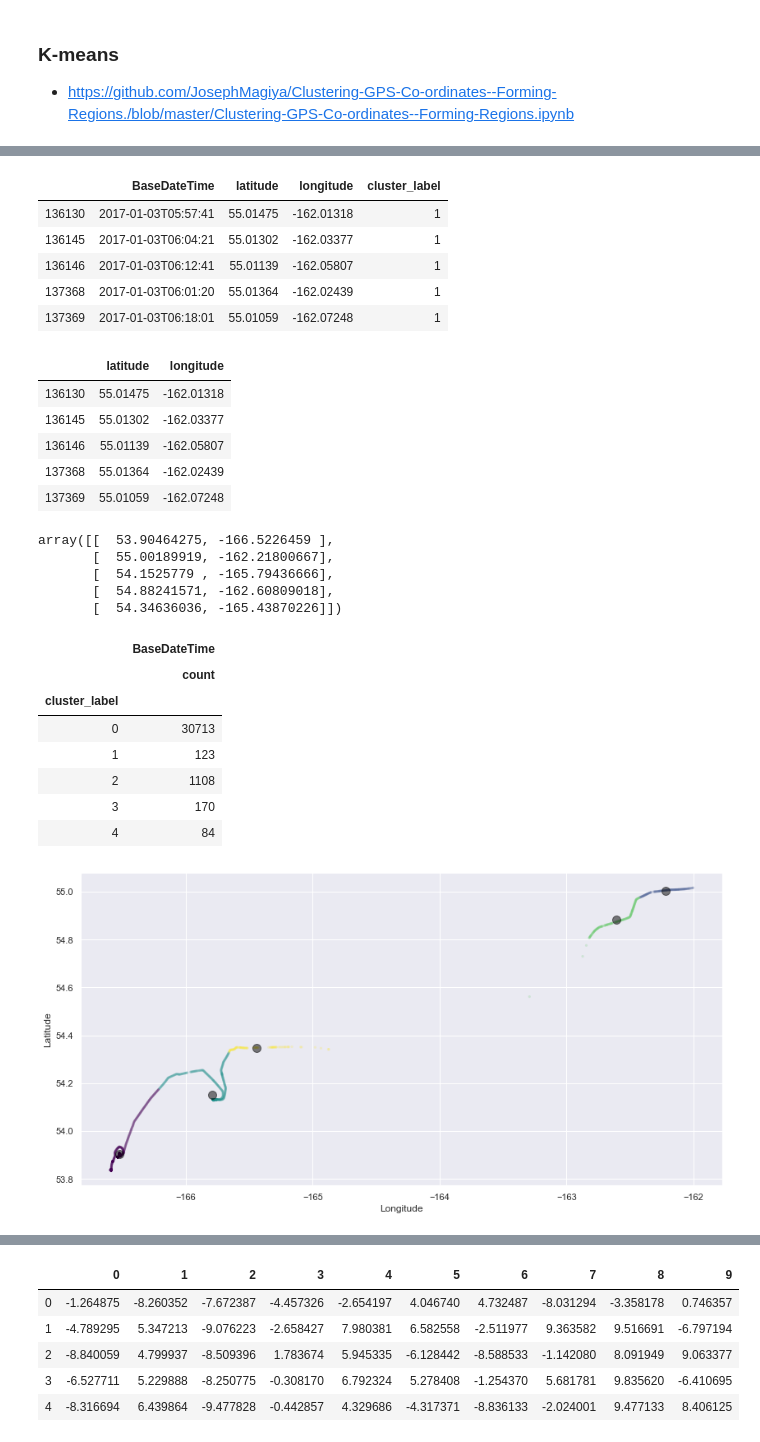
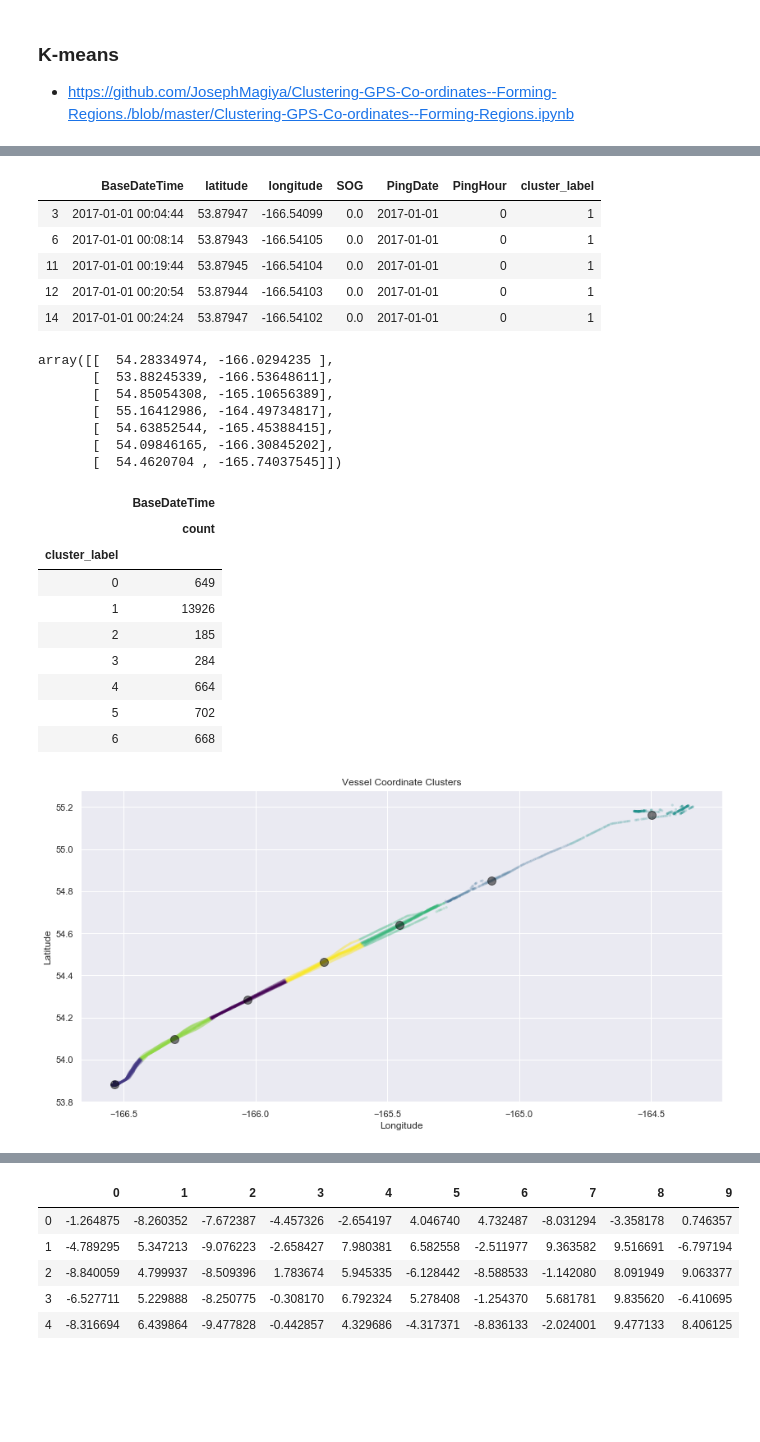
Before and after one commit to att-vault/vault, a Jupyter notebook: Notebook/AIS_Analyze_Vessel_Cluster.ipynb, the cells around one changed output, grey strips where cells are left out. Cells and saved outputs as stored; diff of their text form; code cells hidden in the pictures; blank space fills up the shorter version.

```diff
--- a/Notebook/AIS_Analyze_Vessel_Cluster.ipynb
+++ b/Notebook/AIS_Analyze_Vessel_Cluster.ipynb
@@ -19,7 +19,7 @@ OutputDir = "/Users/cv0361/Desktop/TechChallenge/Data/csv/ValidAIS/"
 # %%
 folder = WorkingFolder + "Zone03_2017_01/"
 
-Broadcast = pd.read_csv("/Users/cv0361/Desktop/TechChallenge/Data/csv/AIS/AIS_2017_01_Zone03.csv", sep=",")
+Broadcast = pd.read_csv("/Users/cv0361/Desktop/TechChallenge/Data/csv/AIS/AIS_2017_01_Zone03.csv", sep=",", parse_dates=['BaseDateTime'])
 Broadcast.head()
 # %% [output]
 |  | MMSI | BaseDateTime | LAT | LON | SOG | COG | Heading | VesselName | IMO | CallSign | ... |
@@ -40,18 +40,23 @@ import matplotlib.pyplot as plt
 from sklearn.cluster import KMeans
 import seaborn as sns; sns.set()
 # %%
+# AIS_2017_01_Zone03
+# ====================
 # 367094420      ARCTIC MARINER 	 type: 1001 - Fishing, 31x9.28       lots of points
 # 367565680      ADAMANT             type: 1001 - Fishing, 18x8          lots of points
 # 367373760      NORTH SEA           type: 1001 - Fishing, 37x10
-# 440102000      TORAH               type: 1004 - Freight, 115.8x16.62   lots of points
+# 440102000      TORAH               type: 1004 - Freight, 115.8x16.62   lots of points   weird
 # 636014222      Zim Rotter          type: 1004 - Freight, 349x45.73
-# 367322830      GYRFALCON           type: 1025 - Towing, 30.63x10.4     lots of points
+# 367322830      GYRFALCON           type: 1025 - Towing, 30.63x10.4     lots of points   weird behavior
 
 
-mmsi = 367322830
+mmsi = 367094420
 
-df = Broadcast.loc[Broadcast.MMSI==mmsi, ['BaseDateTime', 'LAT', 'LON']]
+df = Broadcast.loc[Broadcast.MMSI==mmsi, ['BaseDateTime', 'LAT', 'LON', 'SOG']]
 df.rename(columns={'LAT':'latitude', 'LON':'longitude'}, inplace=True)
-X = df.loc[:,:]
+
+df['PingDate'] = df['BaseDateTime'].dt.date
+df['PingHour'] = df['BaseDateTime'].dt.hour
+
 df.head()
 # %% [output]
@@ -97,7 +128,7 @@ plt.show()
 # %%
-kmeans = KMeans(n_clusters = 5, init ='k-means++')
+kmeans = KMeans(n_clusters = 7, init ='k-means++')
 
-X = df[df.columns[1:3]]
+X = df[['latitude', 'longitude']]
 kmeans.fit(X)                                   # Compute k-means clustering. # Compute k-means clustering.
 
 df['cluster_label'] = kmeans.predict(X)                      # Labels of each point
@@ -107,29 +138,22 @@ centers = kmeans.cluster_centers_               # Coordinates of cluster centers
 
 df.head()
 # %% [output]
-|  | BaseDateTime | latitude | longitude | cluster_label |
-| 136130 | 2017-01-03T05:57:41 | 55.01475 | -162.01318 | 1 |
-| 136145 | 2017-01-03T06:04:21 | 55.01302 | -162.03377 | 1 |
-| 136146 | 2017-01-03T06:12:41 | 55.01139 | -162.05807 | 1 |
-| 137368 | 2017-01-03T06:01:20 | 55.01364 | -162.02439 | 1 |
-| 137369 | 2017-01-03T06:18:01 | 55.01059 | -162.07248 | 1 |
+|  | BaseDateTime | latitude | longitude | SOG | PingDate | PingHour | cluster_label |
+| 3 | 2017-01-01 00:04:44 | 53.87947 | -166.54099 | 0.0 | 2017-01-01 | 0 | 1 |
+| 6 | 2017-01-01 00:08:14 | 53.87943 | -166.54105 | 0.0 | 2017-01-01 | 0 | 1 |
+| 11 | 2017-01-01 00:19:44 | 53.87945 | -166.54104 | 0.0 | 2017-01-01 | 0 | 1 |
+| 12 | 2017-01-01 00:20:54 | 53.87944 | -166.54103 | 0.0 | 2017-01-01 | 0 | 1 |
+| 14 | 2017-01-01 00:24:24 | 53.87947 | -166.54102 | 0.0 | 2017-01-01 | 0 | 1 |
-# %%
-X.head()
-# %% [output]
-|  | latitude | longitude |
-| 136130 | 55.01475 | -162.01318 |
-| 136145 | 55.01302 | -162.03377 |
-| 136146 | 55.01139 | -162.05807 |
-| 137368 | 55.01364 | -162.02439 |
-| 137369 | 55.01059 | -162.07248 |
 # %%
 centers
 # %% [output]
-array([[  53.90464275, -166.5226459 ],
-       [  55.00189919, -162.21800667],
-       [  54.1525779 , -165.79436666],
-       [  54.88241571, -162.60809018],
-       [  54.34636036, -165.43870226]])
+array([[  54.28334974, -166.0294235 ],
+       [  53.88245339, -166.53648611],
+       [  54.85054308, -165.10656389],
+       [  55.16412986, -164.49734817],
+       [  54.63852544, -165.45388415],
+       [  54.09846165, -166.30845202],
+       [  54.4620704 , -165.74037545]])
 # %%
 # Cluster, ping counts
 PingCluster = df.groupby('cluster_label').agg({'BaseDateTime': ['count']})   #.reset_index()
@@ -138,20 +162,23 @@ PingCluster
 |  | BaseDateTime |
 |  | count |
 | cluster_label |  |
-| 0 | 30713 |
-| 1 | 123 |
-| 2 | 1108 |
-| 3 | 170 |
-| 4 | 84 |
+| 0 | 649 |
+| 1 | 13926 |
+| 2 | 185 |
+| 3 | 284 |
+| 4 | 664 |
+| 5 | 702 |
+| 6 | 668 |
 # %%
 fig = plt.figure(figsize=(14,7))
 ax = fig.add_subplot()
 
 ax.scatter(df.longitude, df.latitude, s=10, lw=0, c=df['cluster_label'], cmap='viridis', alpha=0.2)
 ax.scatter(centers[:, 1], centers[:, 0], c='black', s=100, alpha=0.5)
 
 ax.set_xlabel('Longitude')
 ax.set_ylabel('Latitude')
+ax.set_title('Vessel Coordinate Clusters')
 plt.show()
 # %% [output]
-[figure, old version]
+[figure, new version]
```
Also changed, not shown: parts of 13 cells of this notebook.
